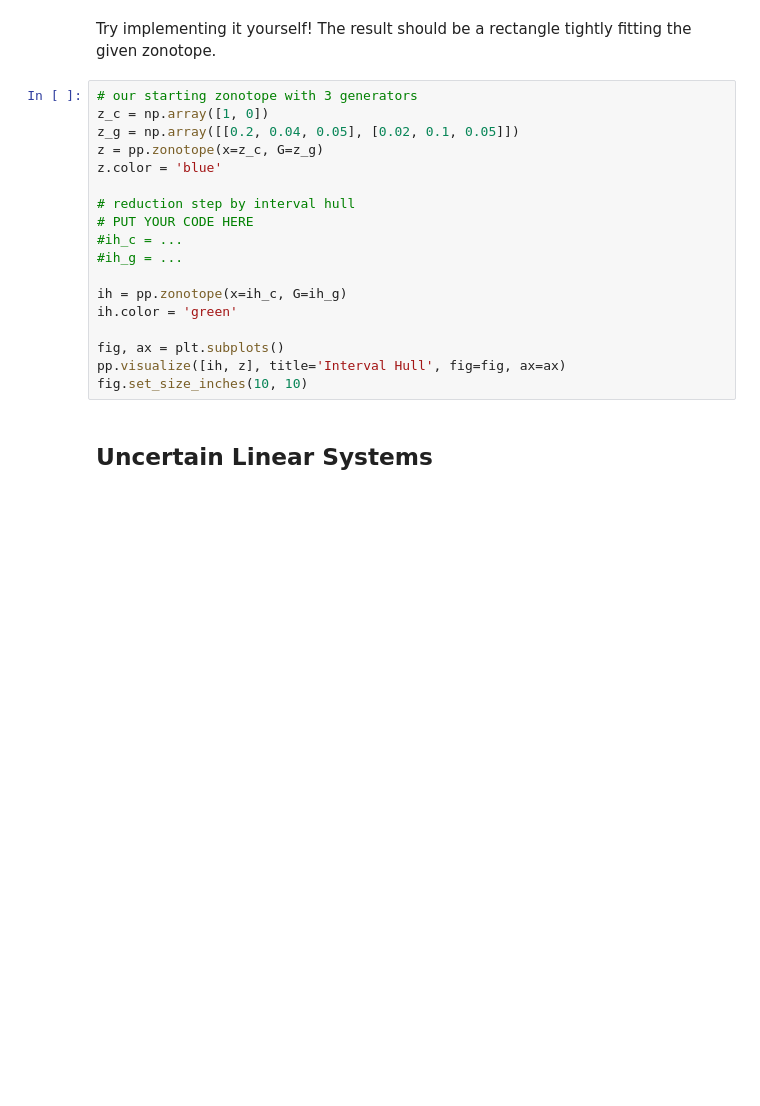
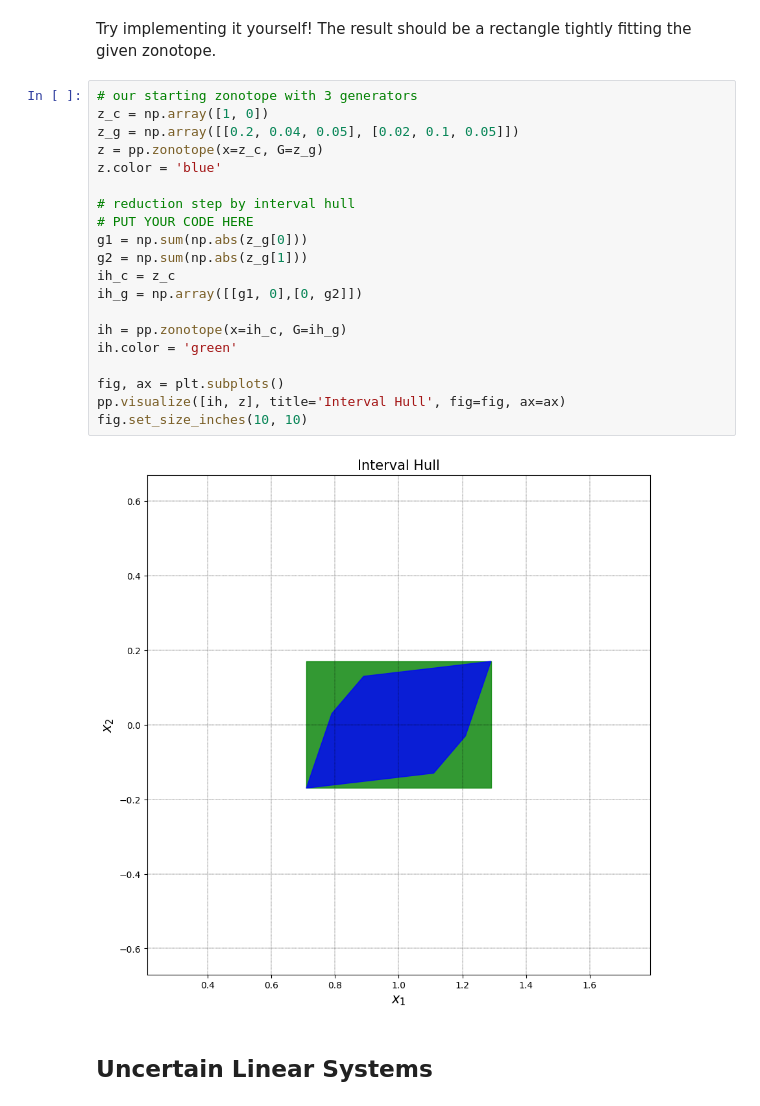
Before and after one commit to CarlosBrotonsMontoro/Robotics, a Jupyter notebook: tut1_reachability_Elevel.ipynb, the cells around one changed output. Saved outputs shown, nothing was run; the diff lists cells and outputs as text; blank space fills up the shorter version.

```diff
--- a/tut1_reachability_Elevel.ipynb
+++ b/tut1_reachability_Elevel.ipynb
@@ -148,21 +163,25 @@ Try implementing it yourself! The result should be a rectangle tightly fitting t
 # %%
 # our starting zonotope with 3 generators
 z_c = np.array([1, 0])
 z_g = np.array([[0.2, 0.04, 0.05], [0.02, 0.1, 0.05]])
 z = pp.zonotope(x=z_c, G=z_g)
 z.color = 'blue'
 
 # reduction step by interval hull
 # PUT YOUR CODE HERE
-#ih_c = ...
-#ih_g = ...
+g1 = np.sum(np.abs(z_g[0]))
+g2 = np.sum(np.abs(z_g[1]))
+ih_c = z_c
+ih_g = np.array([[g1, 0],[0, g2]])
 
 ih = pp.zonotope(x=ih_c, G=ih_g)
 ih.color = 'green'
 
 fig, ax = plt.subplots()
 pp.visualize([ih, z], title='Interval Hull', fig=fig, ax=ax)
 fig.set_size_inches(10, 10)
+# %% [output]
+[figure, added]
 # %% [markdown]
 ## Uncertain Linear Systems
 # %% [markdown]
```
Also changed, not shown: parts of 9 cells of this notebook.
